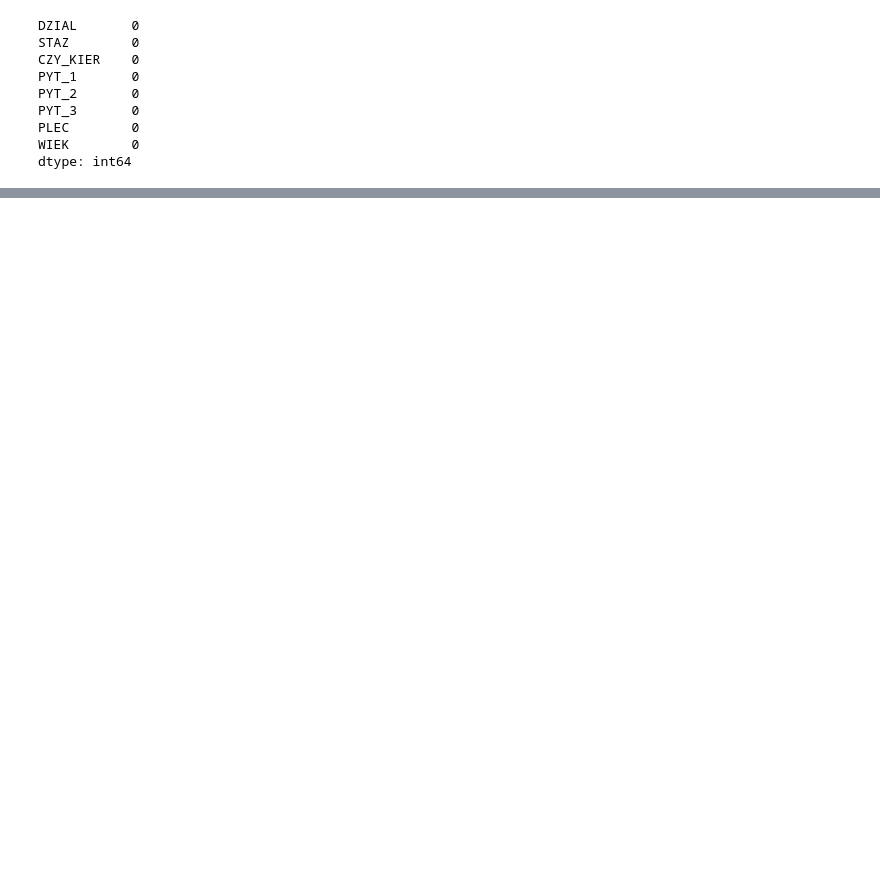
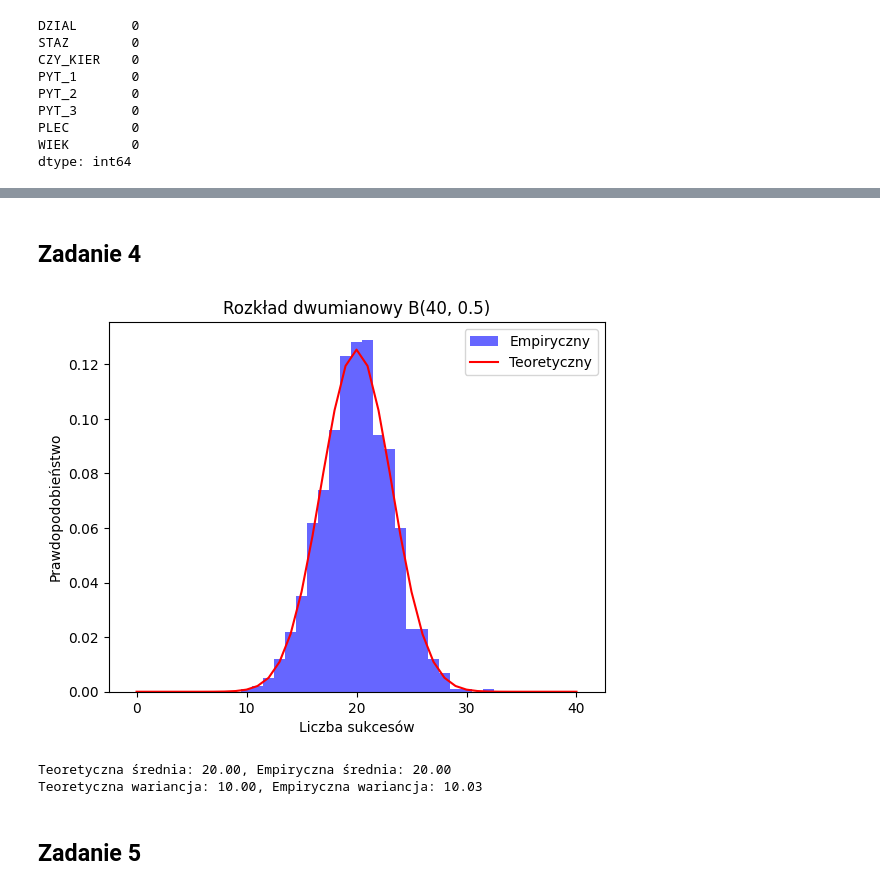
Before and after one commit to karbak12/Analiza-danych-ankietowych-Sprawozdanie-1, a Jupyter notebook: ada1.ipynb, the cells around one changed output, grey strips where cells are left out. Drawn from its saved outputs; the diff is of its cells as text; code cells hidden in the pictures; blank space fills up the shorter version.

```diff
--- a/ada1.ipynb
+++ b/ada1.ipynb
@@ -230,0 +412,35 @@ plt.show()
+# %% [markdown]
+## Zadanie 4
+# %%
+def symuluj_dwumian(n, p, size=1000):
+    return np.sum(np.random.rand(size, n) < p, axis=1)
+n = 40
+p = 0.5
+size = 1000
+probki = symuluj_dwumian(n, p, size)
+
+mean_theoretical = n * p
+var_theoretical = n * p * (1 - p)
+
+mean_empirical = np.mean(probki)
+var_empirical = np.var(probki)
+
+x = np.arange(0, n + 1)
+pmf_values = stats.binom.pmf(x, n, p)
+
+plt.hist(probki, bins=np.arange(n + 2) - 0.5, density=True, alpha=0.6, color="blue", label="Empiryczny")
+plt.plot(x, pmf_values, markersize=8, label="Teoretyczny",color='red')
+plt.xlabel("Liczba sukcesów")
+plt.ylabel("Prawdopodobieństwo")
+plt.title(f"Rozkład dwumianowy B({n}, {p})")
+plt.legend()
+plt.show()
+
+print(f"Teoretyczna średnia: {mean_theoretical:.2f}, Empiryczna średnia: {mean_empirical:.2f}")
+print(f"Teoretyczna wariancja: {var_theoretical:.2f}, Empiryczna wariancja: {var_empirical:.2f}")
+# %% [output]
+[figure, added]
+Teoretyczna średnia: 20.00, Empiryczna średnia: 20.00
+Teoretyczna wariancja: 10.00, Empiryczna wariancja: 10.03
+# %% [markdown]
+## Zadanie 5
```
Also changed, not shown: parts of 56 cells of this notebook.
